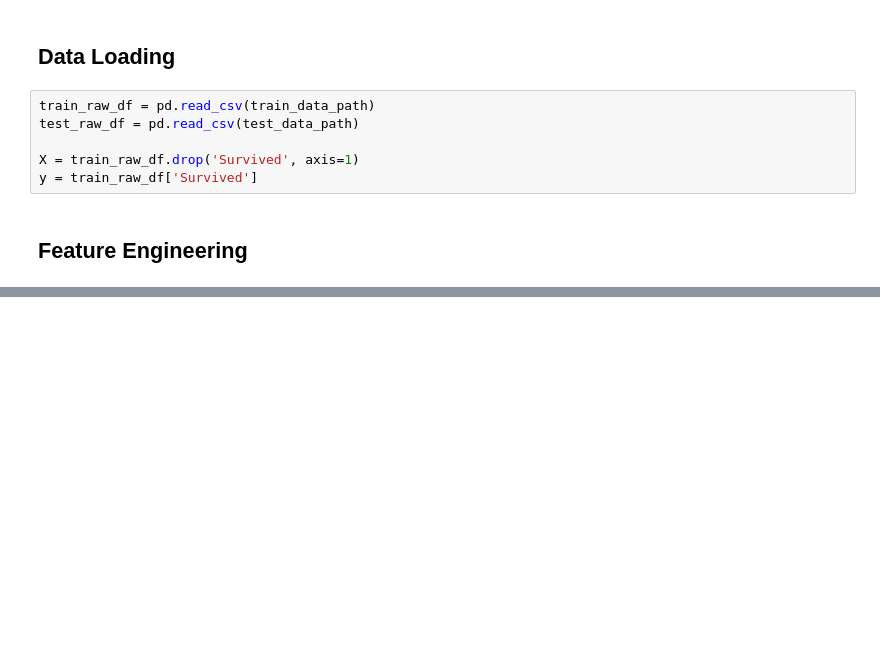
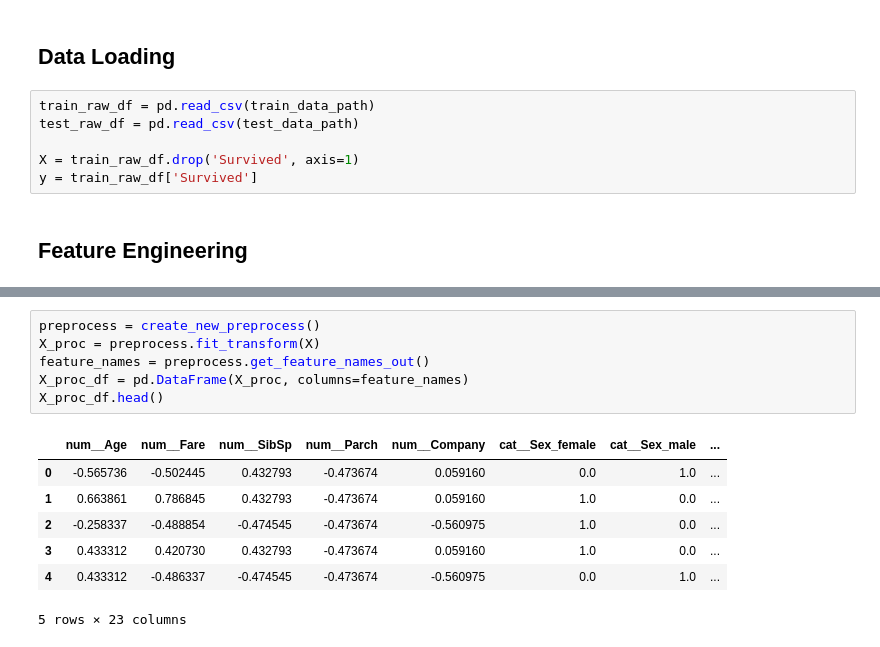
Before and after one commit to vvclin-git/kaggle-tabular-classification-titanic, a Jupyter notebook: notebooks/02_improve_train.ipynb, the cells around one changed output, grey strips where cells are left out. Drawn from its saved outputs; the diff is of its cells as text; blank space fills up the shorter version.

```diff
--- a/notebooks/02_improve_train.ipynb
+++ b/notebooks/02_improve_train.ipynb
@@ -450,0 +430,14 @@ room_df.head()
+# %%
+preprocess = create_new_preprocess()
+X_proc = preprocess.fit_transform(X)
+feature_names = preprocess.get_feature_names_out()
+X_proc_df = pd.DataFrame(X_proc, columns=feature_names)
+X_proc_df.head()
+# %% [output]
+|  | num__Age | num__Fare | num__SibSp | num__Parch | num__Company | cat__Sex_female | cat__Sex_male | ... |
+| 0 | -0.565736 | -0.502445 | 0.432793 | -0.473674 | 0.059160 | 0.0 | 1.0 | ... |
+| 1 | 0.663861 | 0.786845 | 0.432793 | -0.473674 | 0.059160 | 1.0 | 0.0 | ... |
+| 2 | -0.258337 | -0.488854 | -0.474545 | -0.473674 | -0.560975 | 1.0 | 0.0 | ... |
+| 3 | 0.433312 | 0.420730 | 0.432793 | -0.473674 | 0.059160 | 1.0 | 0.0 | ... |
+| 4 | 0.433312 | -0.486337 | -0.474545 | -0.473674 | -0.560975 | 0.0 | 1.0 | ... |
+5 rows × 23 columns
```
Also changed, not shown: parts of 25 cells of this notebook, 1 other file.
